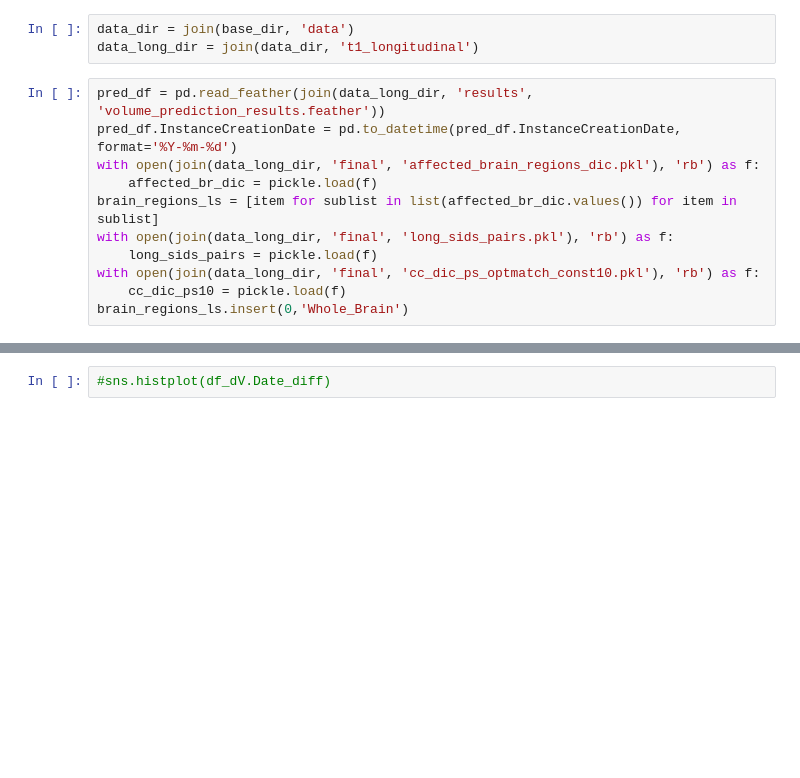
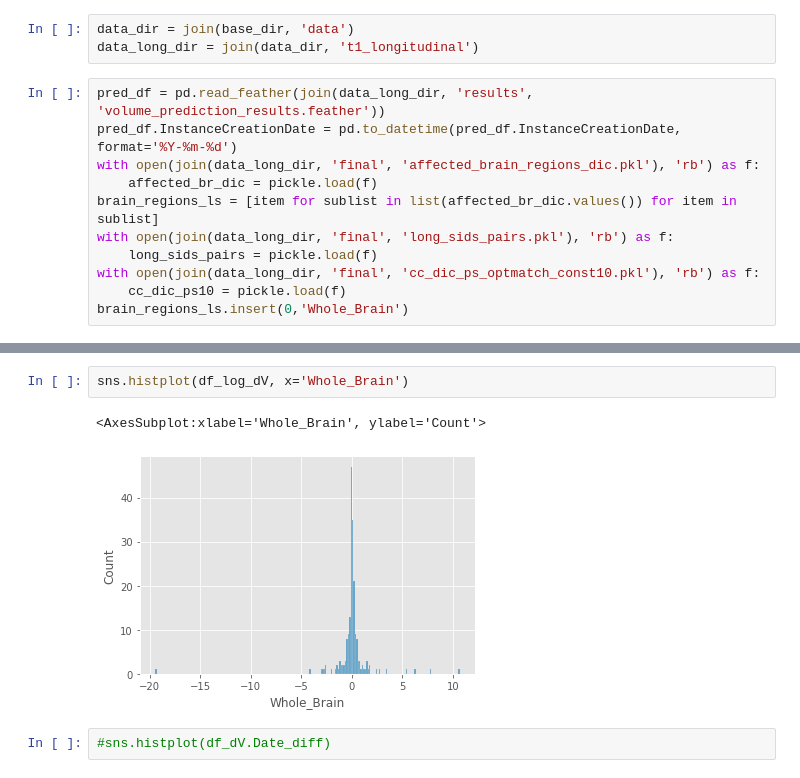
Before and after one commit to Kiril94/Thesis, a Jupyter notebook: cobra/t1_long/evaluate_study.ipynb, the cells around one changed output, grey strips where cells are left out. Saved outputs shown, nothing was run; the diff lists cells and outputs as text; blank space fills up the shorter version.

```diff
--- a/cobra/t1_long/evaluate_study.ipynb
+++ b/cobra/t1_long/evaluate_study.ipynb
@@ -46,3 +49,8 @@ df_dV.head(3)
+# %%
+sns.histplot(df_log_dV, x='Whole_Brain')
+# %% [output]
+<AxesSubplot:xlabel='Whole_Brain', ylabel='Count'>
+[figure, added]
 # %%
 #sns.histplot(df_dV.Date_diff)
 # %% [markdown]
```
Also changed, not shown: parts of 11 cells of this notebook, 3 other files.
